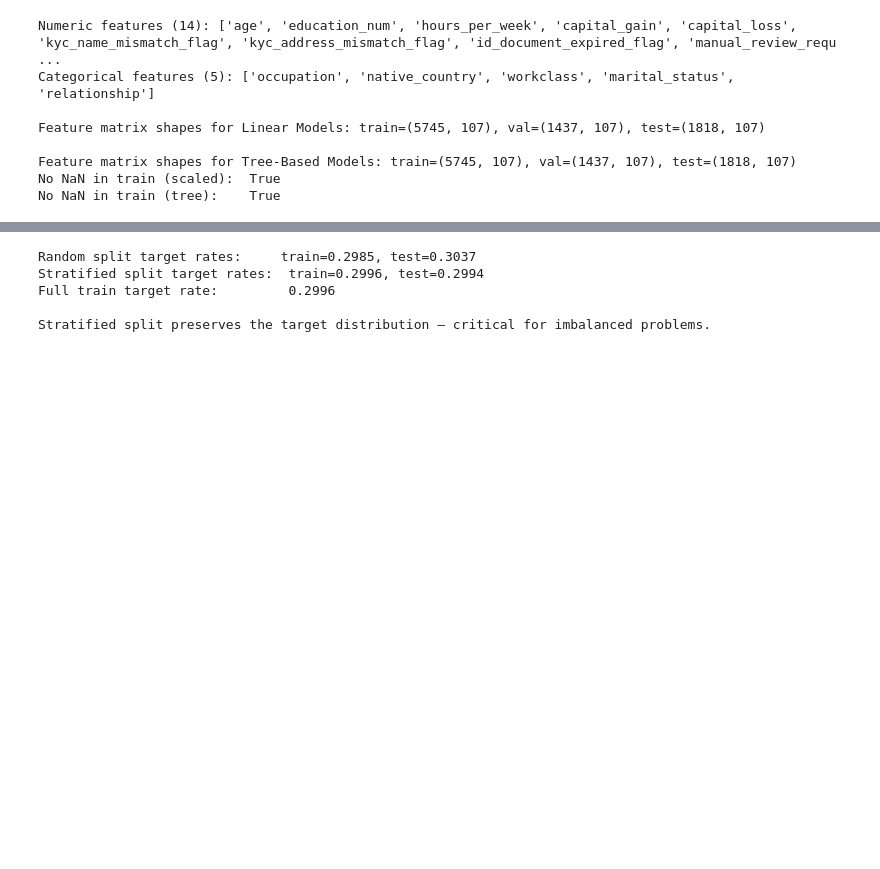
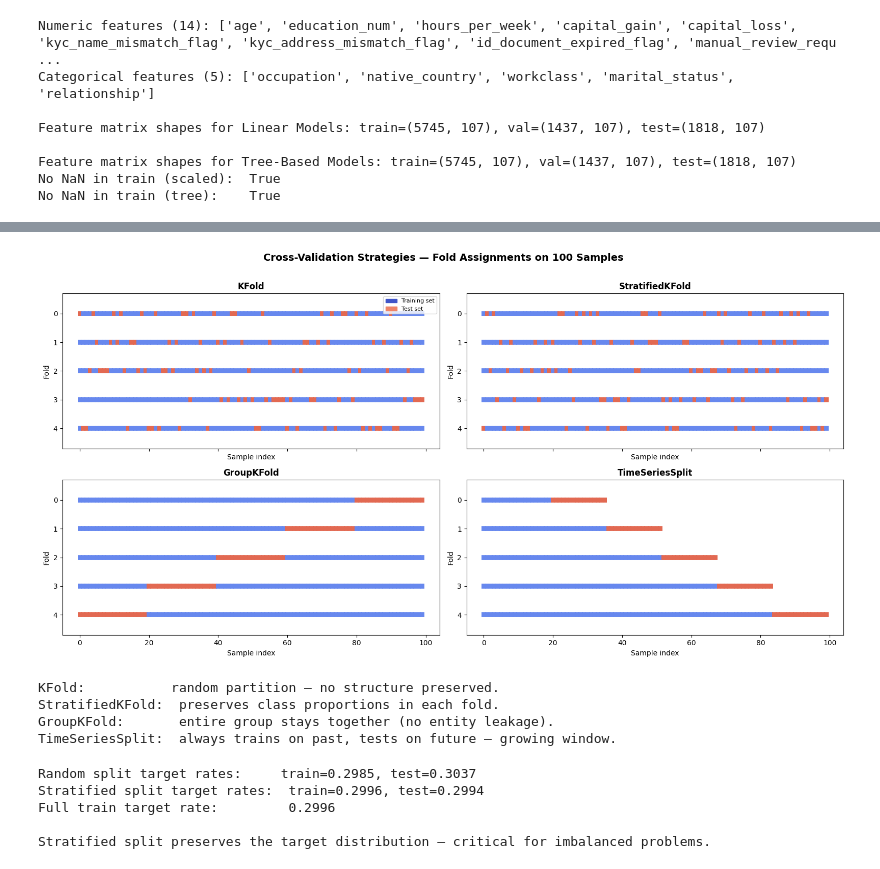
Before and after one commit to CardoAI/ml_industry_course, a Jupyter notebook: day2/modeling.ipynb, the cells around one changed output, grey strips where cells are left out. Saved outputs shown, nothing was run; the diff lists cells and outputs as text; code cells hidden in the pictures; blank space fills up the shorter version.

Commit message:
Modeling notebook for Day 2

```diff
--- a/day2/modeling.ipynb
+++ b/day2/modeling.ipynb
@@ -313,3 +322,66 @@ use `GroupKFold` or `TimeSeriesSplit` instead — plain stratified CV will give
+# %%
+# ── Visual gallery: how each CV strategy assigns train/test ──
+from matplotlib.patches import Patch
+from sklearn.model_selection import KFold, StratifiedKFold, GroupKFold, TimeSeriesSplit
+
+cmap_cv = plt.cm.coolwarm
+
+
+def plot_cv_indices(cv, X, y, ax, groups=None, title=None):
+    """Visualize train/test assignments for each fold of a CV splitter."""
+    n_splits = cv.get_n_splits(X, y, groups)
+    for ii, (tr, tt) in enumerate(cv.split(X=X, y=y, groups=groups)):
+        indices = np.array([np.nan] * len(X))
+        indices[tt] = 1
+        indices[tr] = 0
+        ax.scatter(range(len(indices)), [ii + 0.5] * len(indices),
+                   c=indices, marker="_", lw=7, cmap=cmap_cv,
+                   vmin=-0.2, vmax=1.2)
+    ax.set(yticks=np.arange(n_splits) + 0.5,
+           yticklabels=range(n_splits),
+           xlabel="Sample index", ylabel="Fold",
+           ylim=[n_splits + 0.2, -0.2])
+    ax.set_title(title or type(cv).__name__, fontsize=12, fontweight="bold")
+
+
+# ── Toy dataset: 100 samples, 3 imbalanced classes, 5 groups ──
+n_pts, n_splits = 100, 5
+rng_cv = np.random.RandomState(SEED)
+X_toy = rng_cv.randn(n_pts, 10)
+y_toy = np.hstack([[ii] * int(n_pts * p) for ii, p in enumerate([0.1, 0.3, 0.6])])
+groups_toy = np.repeat(np.arange(5), 20)  # 5 groups of 20
+
+cvs = [
+    (KFold(n_splits, shuffle=True, random_state=SEED), None),
+    (StratifiedKFold(n_splits, shuffle=True, random_state=SEED), None),
+    (GroupKFold(n_splits), groups_toy),
+    (TimeSeriesSplit(n_splits), None),
+]
+
+fig, axes = plt.subplots(2, 2, figsize=(16, 8), sharex=True)
+for ax, (cv, grp) in zip(axes.ravel(), cvs):
+    plot_cv_indices(cv, X_toy, y_toy, ax, groups=grp)
+
+# Shared legend
+axes[0, 0].legend(
+    [Patch(color=cmap_cv(0.02)), Patch(color=cmap_cv(0.8))],
+    ["Training set", "Test set"], loc="upper right", fontsize=8,
+)
+fig.suptitle("Cross-Validation Strategies — Fold Assignments on 100 Samples",
+             fontsize=14, fontweight="bold", y=1.01)
+plt.tight_layout()
+plt.show()
+
+print("KFold:           random partition — no structure preserved.")
+print("StratifiedKFold:  preserves class proportions in each fold.")
+print("GroupKFold:       entire group stays together (no entity leakage).")
+print("TimeSeriesSplit:  always trains on past, tests on future — growing window.")
+# %% [output]
+[figure, added]
+KFold:           random partition — no structure preserved.
+StratifiedKFold:  preserves class proportions in each fold.
+GroupKFold:       entire group stays together (no entity leakage).
+TimeSeriesSplit:  always trains on past, tests on future — growing window.
 # %%
 # ── Stratified split: target rate preservation ──
 X_r_train, X_r_test, y_r_train, y_r_test = train_test_split(
```
Also changed, not shown: parts of 25 cells of this notebook.
